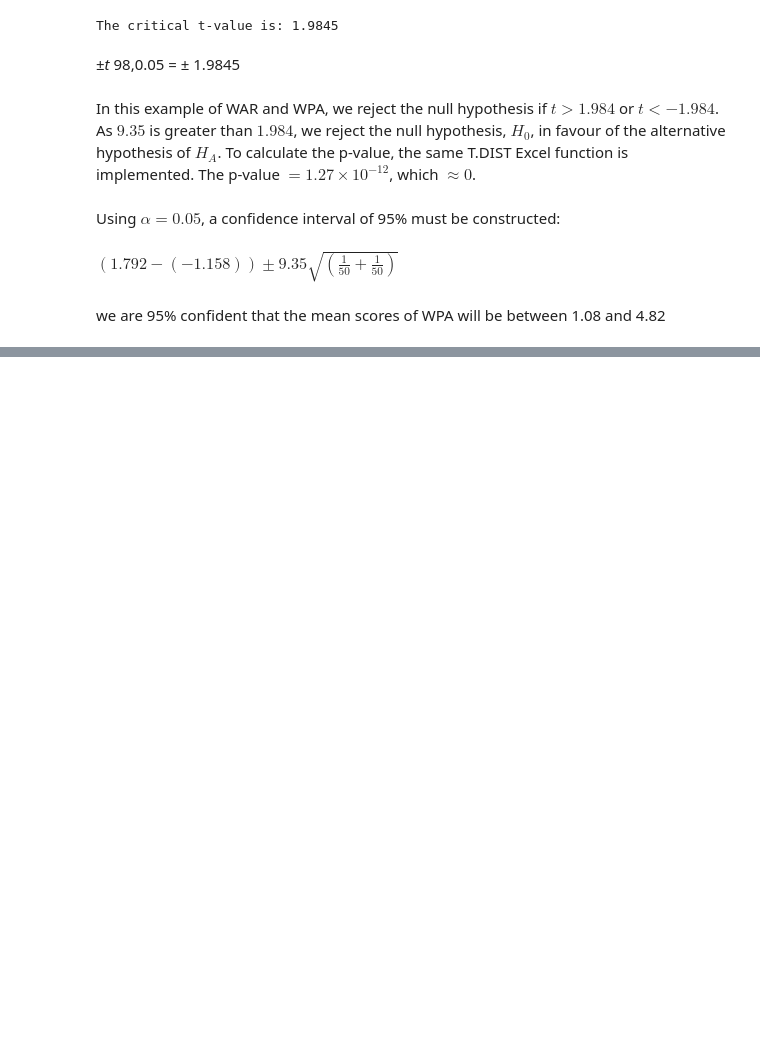
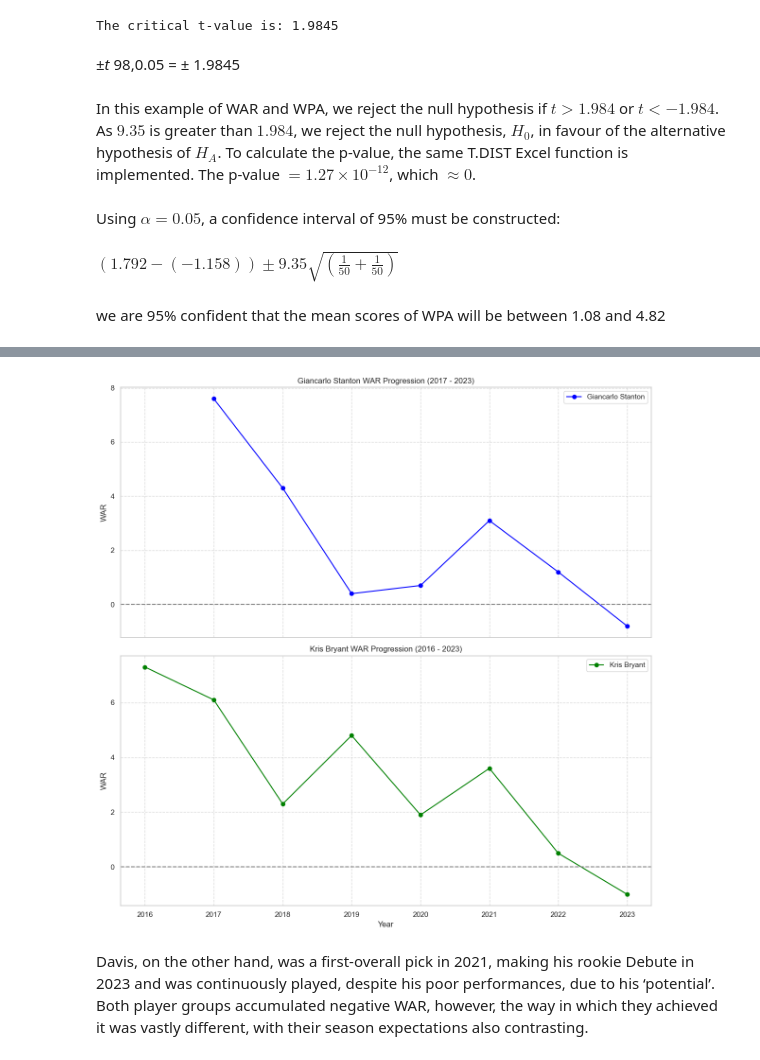
Before and after one commit to Ethanp333/baseball_data, a Jupyter notebook: starting_new.ipynb, the cells around one changed output, grey strips where cells are left out. Saved outputs shown, nothing was run; the diff lists cells and outputs as text; code cells hidden in the pictures; blank space fills up the shorter version.

```diff
--- a/starting_new.ipynb
+++ b/starting_new.ipynb
@@ -1964,0 +1985,49 @@ we are 95% confident that the mean scores of WPA will be between 1.08 and 4.82
+# %%
+import pandas as pd
+import matplotlib.pyplot as plt
+
+# Giancarlo Stanton WAR Data (MVP in 2017)
+stanton_war_data = {
+    "Year": [2017, 2018, 2019, 2020, 2021, 2022, 2023],
+    "WAR": [7.6, 4.3, 0.4, 0.7, 3.1, 1.2, -0.8]
+}
+
+# Kris Bryant WAR Data (MVP in 2016)
+bryant_war_data = {
+    "Year": [2016, 2017, 2018, 2019, 2020, 2021, 2022, 2023],
+    "WAR": [7.3, 6.1, 2.3, 4.8, 1.9, 3.6, 0.5, -1.0]
+}
+
+# Creating DataFrames
+stanton_df = pd.DataFrame(stanton_war_data)
+bryant_df = pd.DataFrame(bryant_war_data)
+
+# Plotting
+fig, axs = plt.subplots(2, 1, figsize=(12, 12), sharex=True)
+
+# Stanton graph
+axs[0].plot(stanton_df["Year"], stanton_df["WAR"], marker='o', linestyle='-', color='blue', label='Giancarlo Stanton')
+axs[0].set_title('Giancarlo Stanton WAR Progression (2017 - 2023)')
+axs[0].set_ylabel('WAR')
+axs[0].legend()
+axs[0].grid(True, linestyle='--', alpha=0.7)
+axs[0].axhline(0, color='gray', linestyle='--')
+
+# Bryant graph
+axs[1].plot(bryant_df["Year"], bryant_df["WAR"], marker='o', linestyle='-', color='green', label='Kris Bryant')
+axs[1].set_title('Kris Bryant WAR Progression (2016 - 2023)')
+axs[1].set_xlabel('Year')
+axs[1].set_ylabel('WAR')
+axs[1].legend()
+axs[1].grid(True, linestyle='--', alpha=0.7)
+axs[1].axhline(0, color='gray', linestyle='--')
+
+# Adjust layout
+plt.tight_layout()
+
+plt.show()
+# %% [output]
+[figure, added]
+# %% [markdown]
+
+ Davis, on the other hand, was a first-overall pick in 2021, making his rookie Debute in 2023 and was continuously played, despite his poor performances, due to his ‘potential’. Both player groups accumulated negative WAR, however, the way in which they achieved it was vastly different, with their season expectations also contrasting.
```
Also changed, not shown: parts of 44 cells of this notebook.
